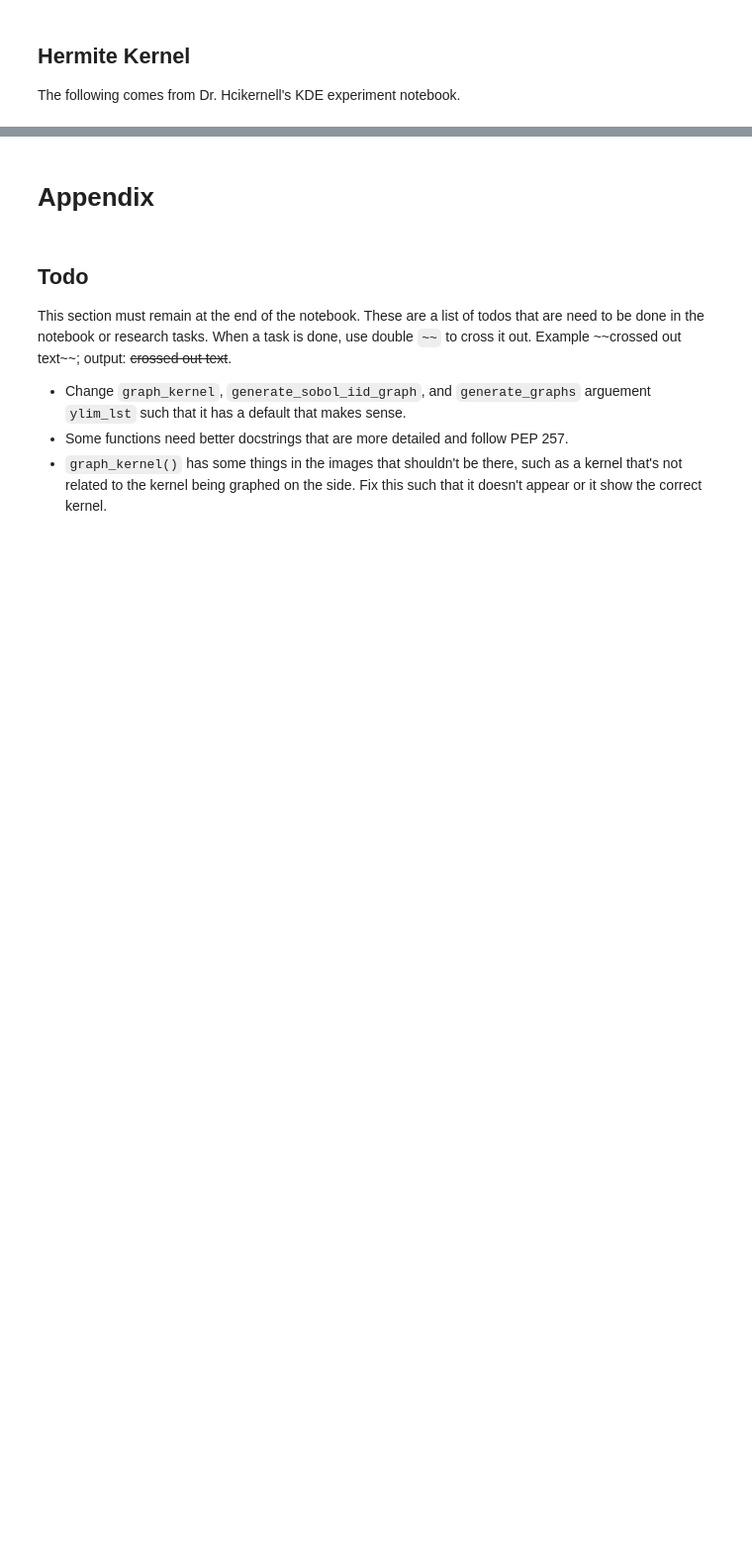
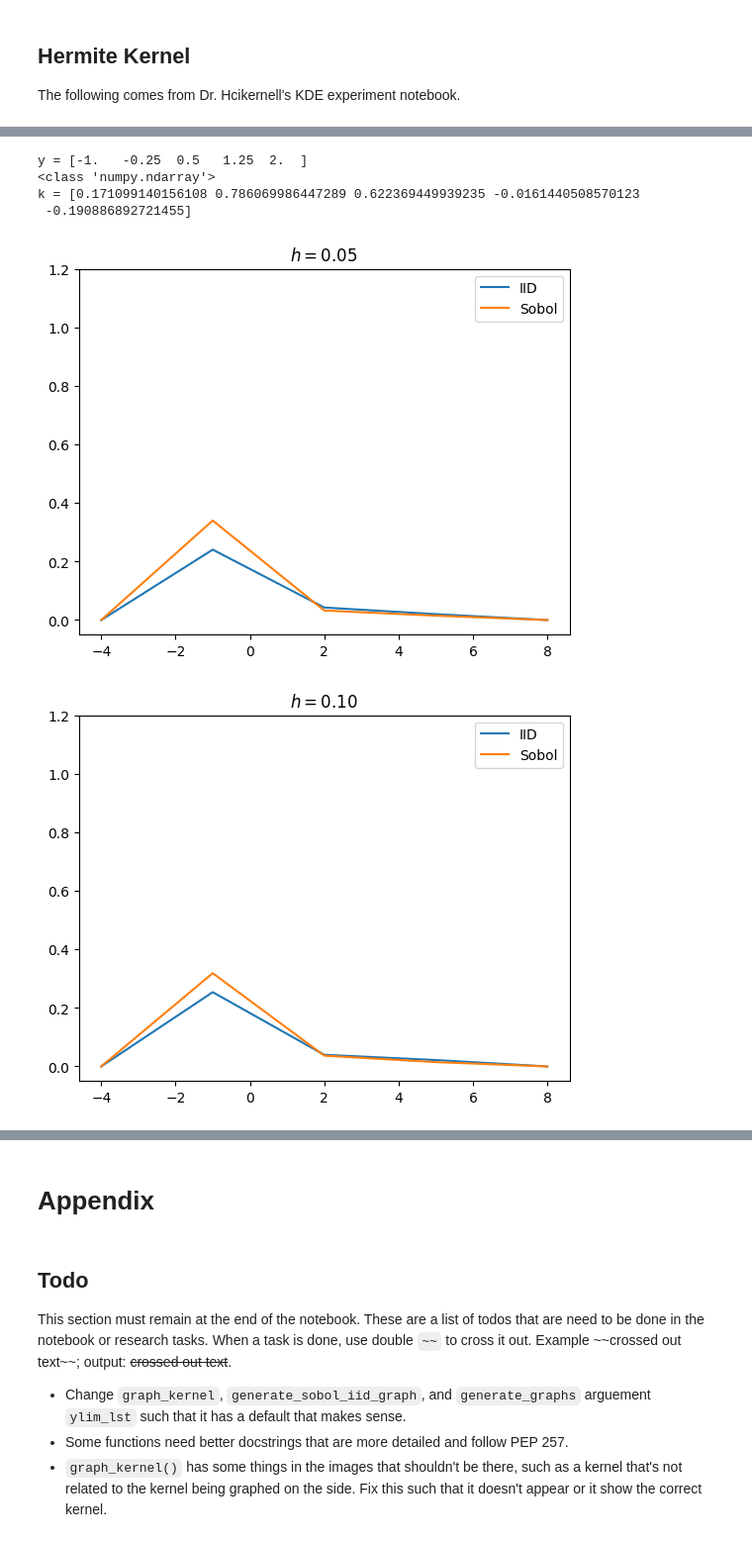
Before and after one commit to QMCSoftware/QMCSoftware, a Jupyter notebook: demos/talk_paper_demos/SURE_2024_Demos/Testing_Kernels_and_KDEs.ipynb, the cells around one changed output, grey strips where cells are left out. Shown at 99% size. Drawn from its saved outputs; the diff is of its cells as text; code cells hidden in the pictures; blank space fills up the shorter version.

```diff
--- a/demos/talk_paper_demos/SURE_2024_Demos/Testing_Kernels_and_KDEs.ipynb
+++ b/demos/talk_paper_demos/SURE_2024_Demos/Testing_Kernels_and_KDEs.ipynb
@@ -347,0 +459,7 @@ The following comes from Dr. Hcikernell's KDE experiment notebook.
+# %%
+def kde_hermite(kernel, ypts,bandwidth, yeval):
+    neval = len(yeval)
+    rhoval = np.zeros_like(yeval) #values of density estimator
+    for ii in range(len(yeval)):
+        rhoval[ii] = np.mean(kernel((yeval[ii]-ypts)/bandwidth, 1))/bandwidth
+    return rhoval
@@ -347,0 +468,15 @@ The following comes from Dr. Hcikernell's KDE experiment notebook.
+# %%
+def hermite_kernel_sy_wrapper(y, r=0):
+    '''
+    r = number of terms in our kernel; default is zero.
+    '''
+    coef = np.array(sy.N(sy_hermite_kernel(r = r, only_coef = True)))
+    # print(coef)
+    poly = sp.special.hermite(0)
+    # print(poly)
+    k = sp.special.hermite(0)(y) * coef[0][0] # initialize a vector of kernel values
+    # print(k)
+    for ii in range(1, r):
+        k += sp.special.hermite(2*ii)(y) * coef[0][ii] #add the additional terms
+    k *= np.exp(-y*y/2) # normalizing weight for Hermite functions #form the isotropic kernel and insert the bandwidth dependency
+    return k
@@ -347,0 +508,12 @@ The following comes from Dr. Hcikernell's KDE experiment notebook.
+# %%
+# example hermite kernel when r = 2
+y = np.linspace(-1,2,5)
+print('y =',y)
+print(type(y))
+k = hermite_kernel_sy_wrapper(y, r=2)
+print('k =',k)
+# %% [output]
+y = [-1.   -0.25  0.5   1.25  2.  ]
+<class 'numpy.ndarray'>
+k = [0.171099140156108 0.786069986447289 0.622369449939235 -0.0161440508570123
+ -0.190886892721455]
@@ -347,0 +536,22 @@ The following comes from Dr. Hcikernell's KDE experiment notebook.
+# %%
+# dim = 1, r = 1
+## hermite kernel takes much longer--why?
+## how do graphs look?
+bandwidth = [0.05, 0.1, 0.2]
+nband = len(bandwidth)
+yeval = np.linspace(-4, 8, 5)
+rval = 2
+for ii in range(nband):
+    rhovaliid = kde_hermite(hermite_kernel_sy_wrapper, yiid1, bandwidth[ii], yeval)
+    rhovalsob = kde_hermite(hermite_kernel_sy_wrapper, ysob1, bandwidth[ii], yeval)
+    fig, ax = plt.subplots()
+    ax.plot(yeval, rhovaliid, label = "IID")
+    ax.plot(yeval, rhovalsob, label = "Sobol")
+    ax.legend()
+    ax.set_ylim([-0.05, 1.2])
+    ax.set_title(f"$h = {bandwidth[ii]:.2f}$")
+    # if savefigs:
+    #     fig.savefig(figpath+f"{n:.0f}kde_h{bandwidth[ii]:.2f}."+imgfrmt,format=imgfrmt)
+# %% [output]
+[figure, added]
+[figure, added]
```
Also changed, not shown: parts of 24 cells of this notebook.
